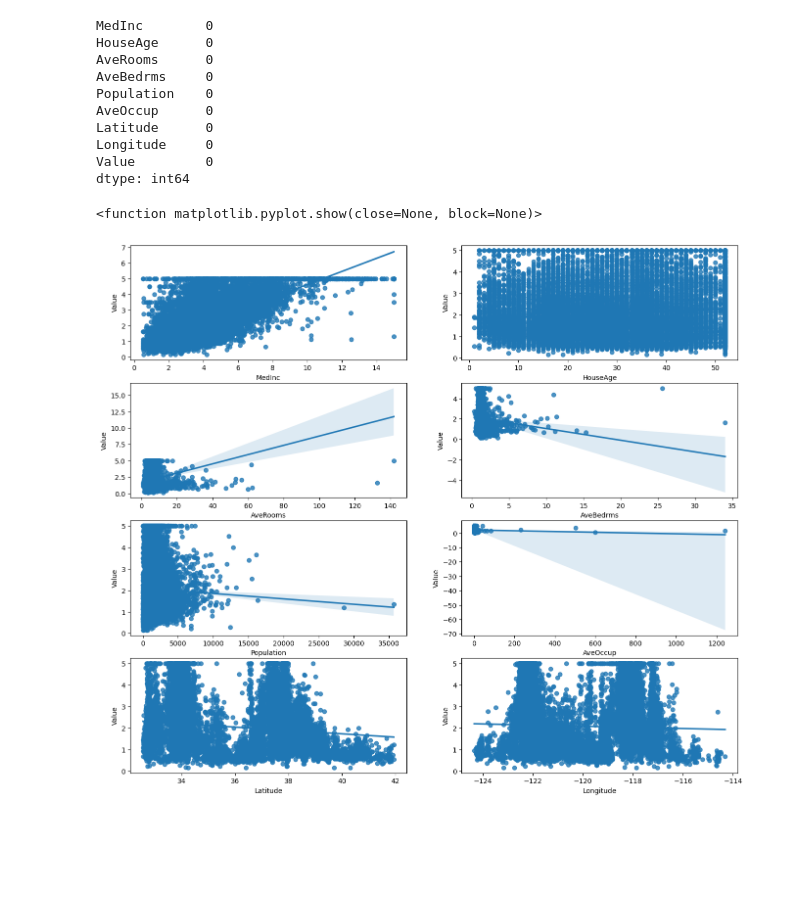
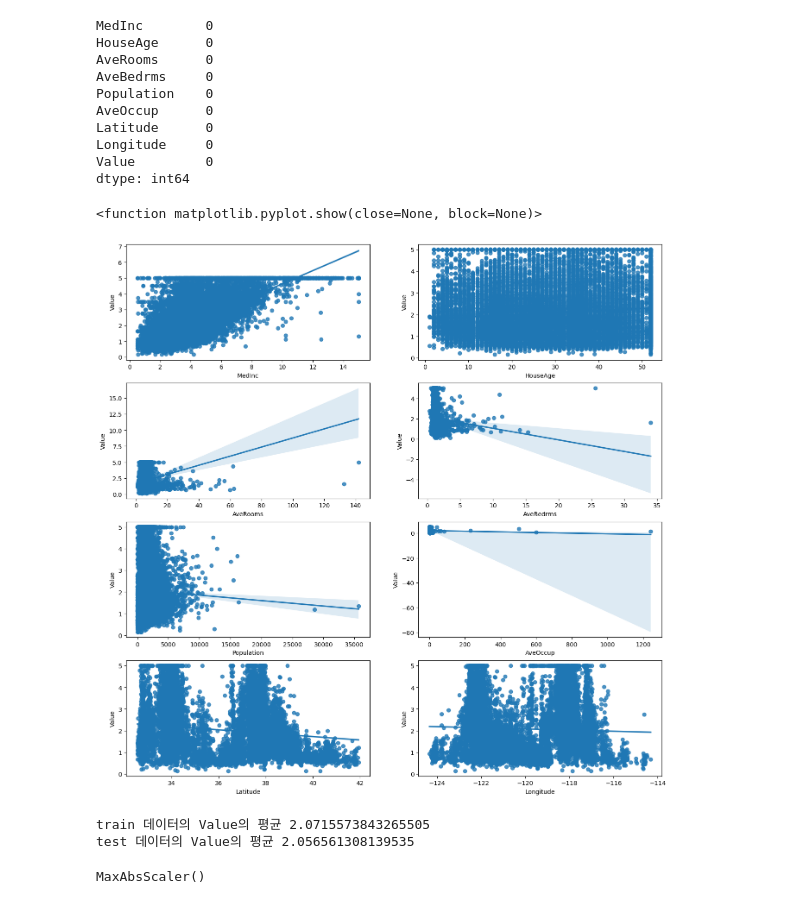
Before and after one commit to Kimboyun00/Ubion, a Jupyter notebook: Python/25.04.03/회귀분석.ipynb, the cells around one changed output. Drawn from its saved outputs; the diff is of its cells as text; code cells hidden in the pictures; blank space fills up the shorter version.

```diff
--- a/Python/25.04.03/회귀분석.ipynb
+++ b/Python/25.04.03/회귀분석.ipynb
@@ -92,14 +90,14 @@ dtype: int64
 import matplotlib.pyplot as plt
 import seaborn as sns
 # %%
-fig, axes = plt.subplots(figsize = (16, 14), nrows = 4, ncols = 2)
+fig, axes = plt.subplots(figsize = (16, 16), nrows = 4, ncols = 2)
 
 for i in range(8):
     row = int(i/2)
     col = i%2
     sns.regplot(x = df.iloc[:, i], y = df['Value'], data=df, ax = axes[row][col])
 
 plt.show
 # %% [output]
 <function matplotlib.pyplot.show(close=None, block=None)>
-[figure, old version]
+[figure, new version]
@@ -105,0 +114,16 @@ plt.show
+# %%
+# Value의 평균을 train, test 확인
+print("train 데이터의 Value의 평균", y_train.mean())
+print("test 데이터의 Value의 평균", y_test.mean())
+# %% [output]
+train 데이터의 Value의 평균 2.0715573843265505
+test 데이터의 Value의 평균 2.056561308139535
+# %%
+# 데이터를 스케일링
+# max abs 스케일링
+from sklearn.preprocessing import MaxAbsScaler
+
+scaler = MaxAbsScaler()
+scaler.fit(x_train)
+# %% [output]
+MaxAbsScaler()
```
Also changed, not shown: parts of 13 cells of this notebook, 1 other file.
